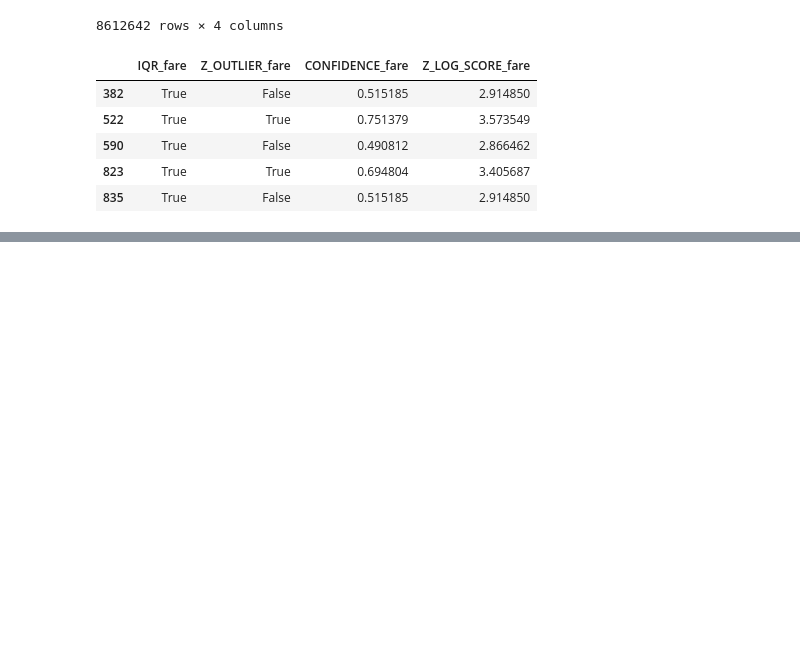
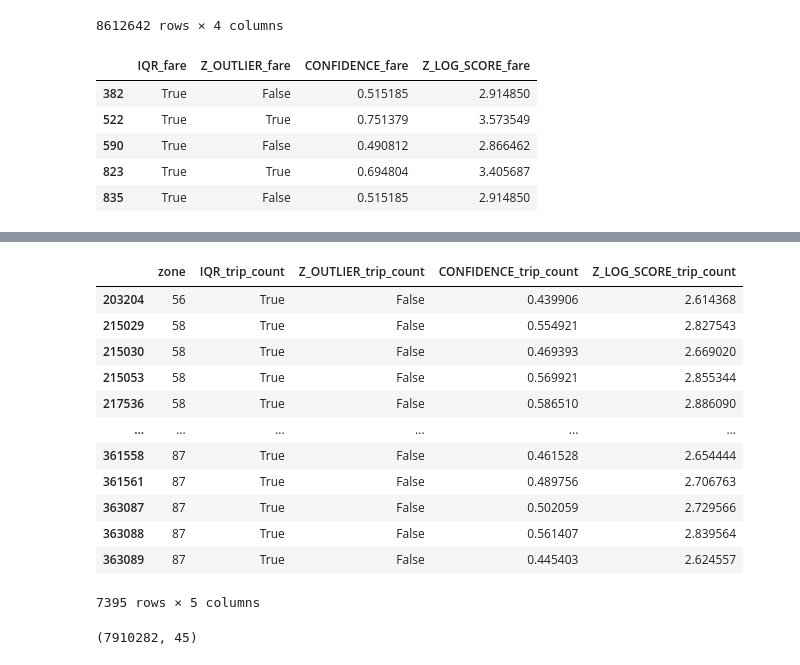
Before and after one commit to richardalamo/pocketride, a Jupyter notebook: data/Outlier_Detection/outliers_chicago_with_fare.ipynb, the cells around one changed output, grey strips where cells are left out. Cells and saved outputs as stored; diff of their text form; code cells hidden in the pictures; blank space fills up the shorter version.

```diff
--- a/data/Outlier_Detection/outliers_chicago_with_fare.ipynb
+++ b/data/Outlier_Detection/outliers_chicago_with_fare.ipynb
@@ -411,0 +656,26 @@ filtered_trip_fare_metrics.head()
+# %%
+# Extract entries where either 'IQR_Inflow_Count' or 'Z_OUTLIER_Inflow_Count' is True
+filtered_trip_count_metrics = trip_count_metrics[
+    (trip_count_metrics['IQR_trip_count'] == True) |
+    (trip_count_metrics['Z_OUTLIER_trip_count'] == True)
+]
+# %%
+filtered_trip_count_metrics
+# %% [output]
+|  | zone | IQR_trip_count | Z_OUTLIER_trip_count | CONFIDENCE_trip_count | Z_LOG_SCORE_trip_count |
+| 203204 | 56 | True | False | 0.439906 | 2.614368 |
+| 215029 | 58 | True | False | 0.554921 | 2.827543 |
+| 215030 | 58 | True | False | 0.469393 | 2.669020 |
+| 215053 | 58 | True | False | 0.569921 | 2.855344 |
+| 217536 | 58 | True | False | 0.586510 | 2.886090 |
+| ... | ... | ... | ... | ... | ... |
+| 361558 | 87 | True | False | 0.461528 | 2.654444 |
+| 361561 | 87 | True | False | 0.489756 | 2.706763 |
+| 363087 | 87 | True | False | 0.502059 | 2.729566 |
+| 363088 | 87 | True | False | 0.561407 | 2.839564 |
+| 363089 | 87 | True | False | 0.445403 | 2.624557 |
+7395 rows × 5 columns
+# %%
+df.shape
+# %% [output]
+(7910282, 45)
```
Also changed, not shown: parts of 24 cells of this notebook.
